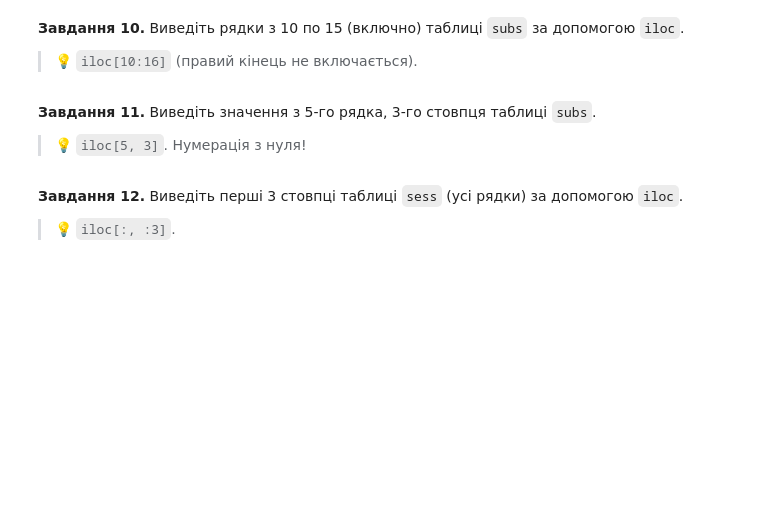
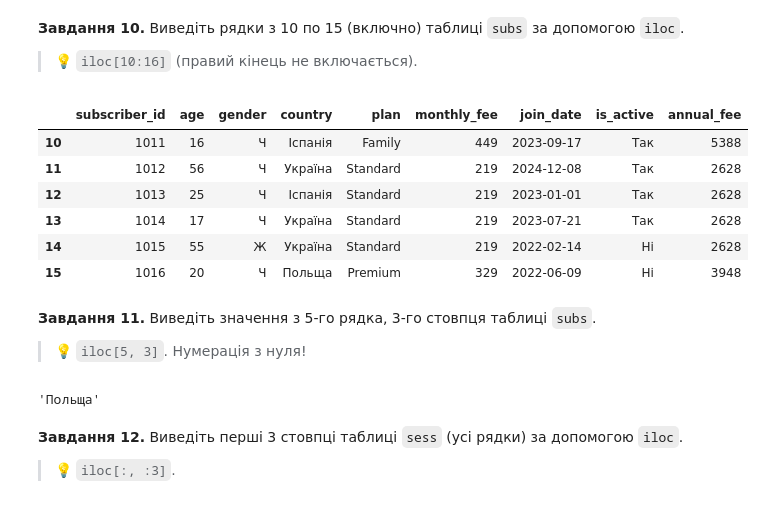
Before and after one commit to Olga-Lyt/DTA-2026, a Jupyter notebook: HW/pandas_viz_practice.ipynb, the cells around one changed output. Drawn from its saved outputs; the diff is of its cells as text; code cells hidden in the pictures; blank space fills up the shorter version.

```diff
--- a/HW/pandas_viz_practice.ipynb
+++ b/HW/pandas_viz_practice.ipynb
@@ -129,0 +181,4 @@ subs.head()
+# %%
+# Завдання 8:
+subs['annual_fee'] = (subs['monthly_fee'] * 12).round(0)
+subs.head()
@@ -152,12 +227,24 @@ subs.head()
 > 💡 `iloc[10:16]` (правий кінець не включається).
 # %%
 # Завдання 10:
+subs.iloc[10:16]
+# %% [output]
+|  | subscriber_id | age | gender | country | plan | monthly_fee | join_date | is_active | annual_fee |
+| 10 | 1011 | 16 | Ч | Іспанія | Family | 449 | 2023-09-17 | Так | 5388 |
+| 11 | 1012 | 56 | Ч | Україна | Standard | 219 | 2024-12-08 | Так | 2628 |
+| 12 | 1013 | 25 | Ч | Іспанія | Standard | 219 | 2023-01-01 | Так | 2628 |
+| 13 | 1014 | 17 | Ч | Україна | Standard | 219 | 2023-07-21 | Так | 2628 |
+| 14 | 1015 | 55 | Ж | Україна | Standard | 219 | 2022-02-14 | Ні | 2628 |
+| 15 | 1016 | 20 | Ч | Польща | Premium | 329 | 2022-06-09 | Ні | 3948 |
 # %% [markdown]
 **Завдання 11.** Виведіть значення з 5-го рядка, 3-го стовпця таблиці `subs`.
 
 > 💡 `iloc[5, 3]`. Нумерація з нуля!
 # %%
 # Завдання 11:
+subs.iloc[5, 3]
+# %% [output]
+'Польща'
 # %% [markdown]
 **Завдання 12.** Виведіть перші 3 стовпці таблиці `sess` (усі рядки) за допомогою `iloc`.
 
```
Also changed, not shown: parts of 30 cells of this notebook.
